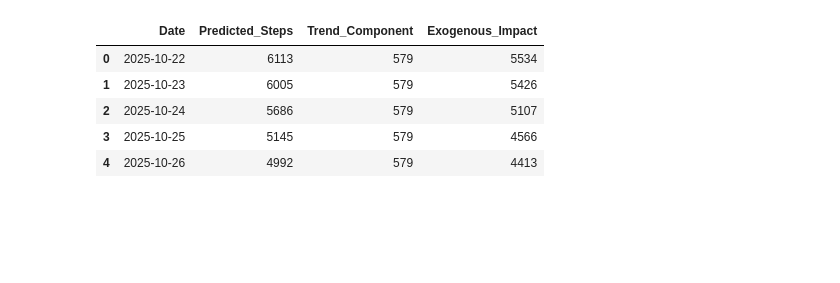
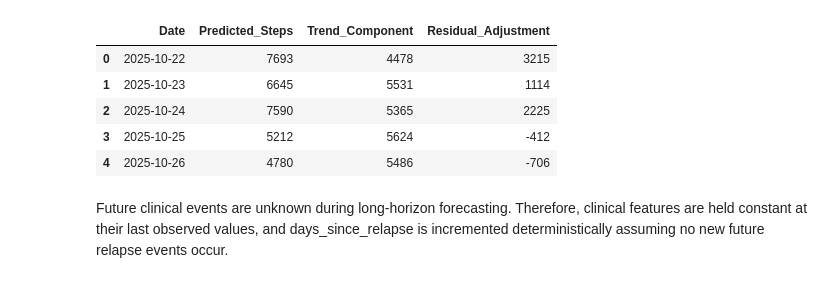
Before and after one commit to Niraj-82/patient-activity-forecasting, a Jupyter notebook: Untitled1.ipynb, the cells around one changed output. Saved outputs shown, nothing was run; the diff lists cells and outputs as text; code cells hidden in the pictures; blank space fills up the shorter version.

```diff
--- a/Untitled1.ipynb
+++ b/Untitled1.ipynb
@@ -60,11 +146,4 @@ daily["lag_1"] = daily["daily_steps"].shift(1)
 daily["lag_7"] = daily["daily_steps"].shift(7)
 daily["lag_30"] = daily["daily_steps"].shift(30)
 
-daily[["lag_1", "lag_7", "lag_30"]] = (
-    daily[["lag_1", "lag_7", "lag_30"]].fillna(0)
-)
+daily = daily.dropna().reset_index(drop=True)
-# %%
-birth_year = clinical_raw.get("birthYear")
-daily["age"] = daily["date"].dt.year - birth_year if birth_year else np.nan
-
-daily["is_female"] = 1 if clinical_raw.get("gender") == "FEMALE" else 0
@@ -229,0 +203,11 @@ dtype: float64
+# %%
+available_features = [f for f in features if f in daily.columns]
+
+missing_features = set(features) - set(available_features)
+
+if missing_features:
+    print("Dropping missing features (not present in data):")
+    for f in sorted(missing_features):
+        print(" -", f)
+
+features = available_features
@@ -230,33 +246,59 @@ dtype: float64
 # %%
-history = daily.tail(30).copy()
+history = daily.copy()
 future_rows = []
 
-for i in range(365):
-    row = history.iloc[-1].copy()
-    row["date"] += pd.Timedelta(days=1)
-    row["dow"] = row["date"].weekday()
-    row["week"] = row["date"].week
+last_relapse_date = None
+if relapse_dates:
+    last_relapse_date = max(relapse_dates)
+
+for _ in range(365):
+    last = history.iloc[-1]
+    next_date = last["date"] + pd.Timedelta(days=1)
+
+    row = last.copy()
+    row["date"] = next_date
+    row["dow"] = next_date.weekday()
+    row["week"] = int(next_date.isocalendar().week)
+
+    # ---- update lags correctly ----
+    row["lag_1"] = last["daily_steps"]
+    row["lag_7"] = history.iloc[-7]["daily_steps"]
+    row["lag_30"] = history.iloc[-30]["daily_steps"]
+
+    # ---- update days_since_relapse realistically ----
+    if last_relapse_date:
+        row["days_since_relapse"] = (next_date.date() - last_relapse_date).days
+    else:
+        row["days_since_relapse"] = -1
 
     X_row = pd.DataFrame([row[features]], columns=features)
     pred = max(0, int(model.predict(X_row)[0]))
 
+    # Simple moving average as trend (honest + interpretable)
+    trend = int(history["daily_steps"].tail(7).mean())
+    residual = pred - trend
 
     row["daily_steps"] = pred
-    history = pd.concat([history, row.to_frame().T])
+    history = pd.concat([history, pd.DataFrame([row])], ignore_index=True)
 
     future_rows.append({
-        "Date": row["date"].date(),
+        "Date": next_date.date(),
         "Predicted_Steps": pred,
-        "Trend_Component": int(row["lag_7"]),
-        "Exogenous_Impact": int(pred - row["lag_7"])
+        "Trend_Component": trend,
+        "Residual_Adjustment": residual
     })
 
 forecast_df = pd.DataFrame(future_rows)
 forecast_df.head()
 # %% [output]
-|  | Date | Predicted_Steps | Trend_Component | Exogenous_Impact |
-| 0 | 2025-10-22 | 6113 | 579 | 5534 |
-| 1 | 2025-10-23 | 6005 | 579 | 5426 |
-| 2 | 2025-10-24 | 5686 | 579 | 5107 |
-| 3 | 2025-10-25 | 5145 | 579 | 4566 |
-| 4 | 2025-10-26 | 4992 | 579 | 4413 |
+|  | Date | Predicted_Steps | Trend_Component | Residual_Adjustment |
+| 0 | 2025-10-22 | 7693 | 4478 | 3215 |
+| 1 | 2025-10-23 | 6645 | 5531 | 1114 |
+| 2 | 2025-10-24 | 7590 | 5365 | 2225 |
+| 3 | 2025-10-25 | 5212 | 5624 | -412 |
+| 4 | 2025-10-26 | 4780 | 5486 | -706 |
+# %% [markdown]
+Future clinical events are unknown during long-horizon forecasting.
+Therefore, clinical features are held constant at their last observed
+values, and days_since_relapse is incremented deterministically assuming no new
+future relapse events occur.
```
Also changed, not shown: parts of 20 cells of this notebook.
